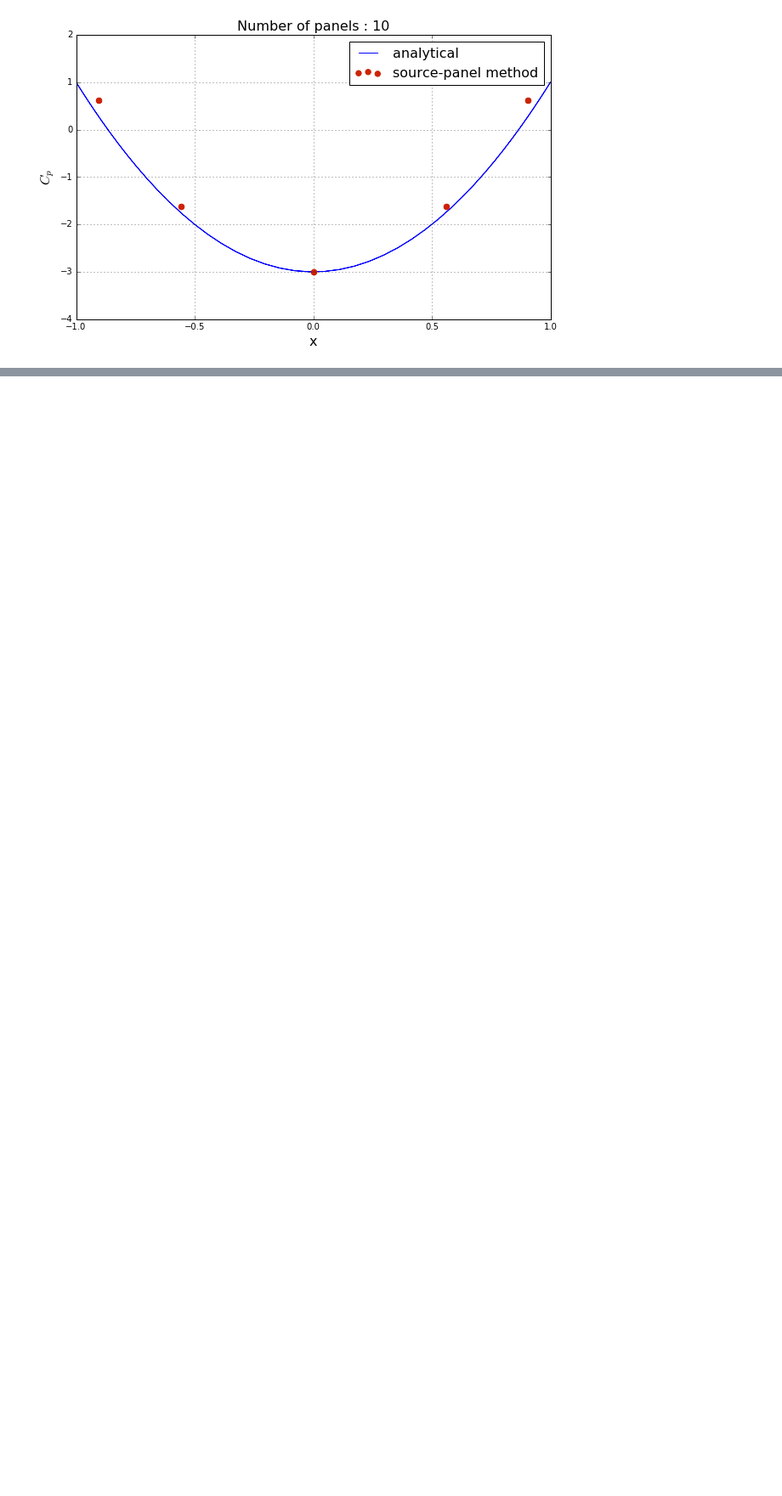
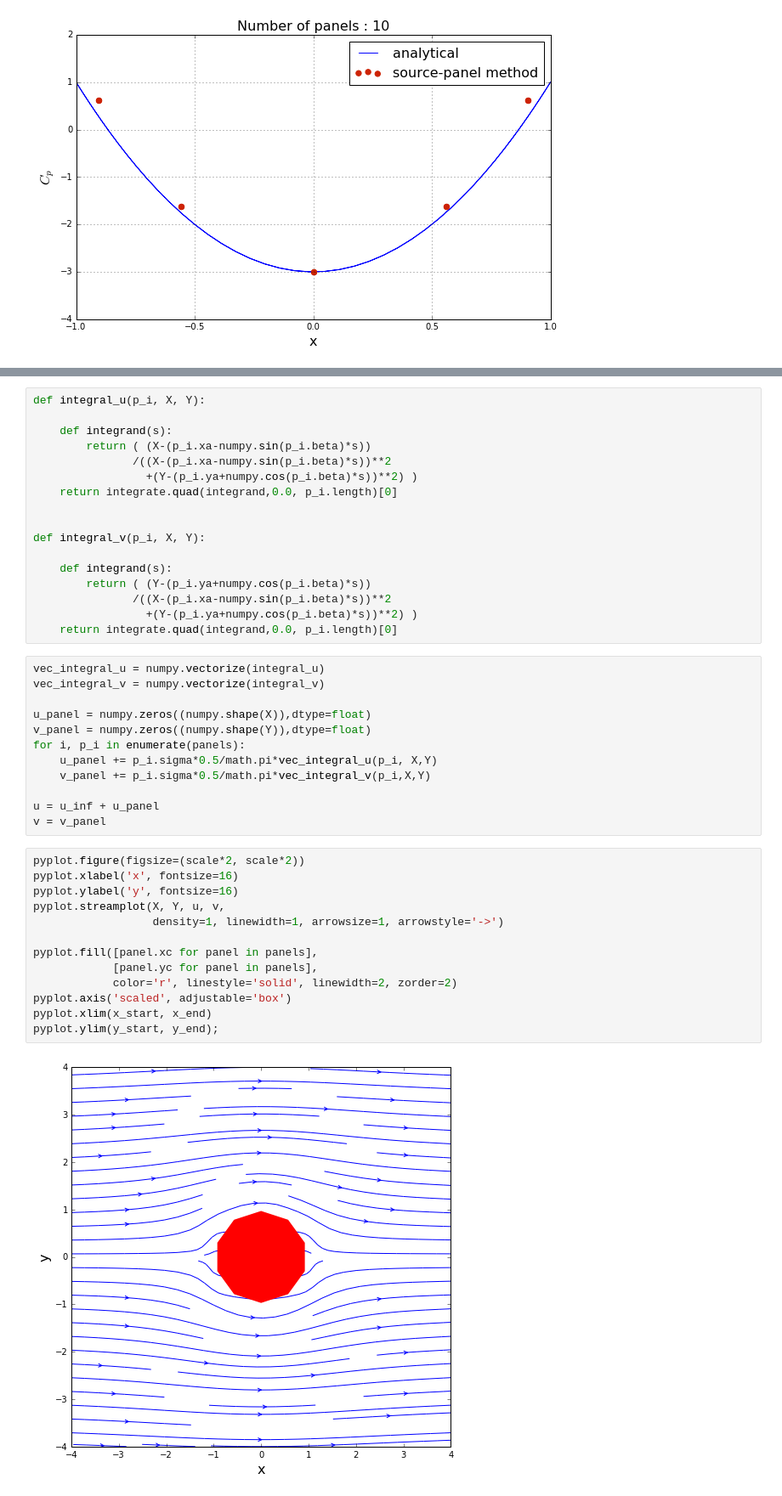
Before and after one commit to zhenyushi/mae6226_workspace, a Jupyter notebook: Lesson09.ipynb, the cells around one changed output, grey strips where cells are left out. Shown: that part at 85% size. Cells and saved outputs as stored; diff of their text form; blank space fills up the shorter version.

```diff
--- a/Lesson09.ipynb
+++ b/Lesson09.ipynb
@@ -174,0 +190,44 @@ pyplot.ylim(-4.0, 2.0);
+# %%
+def integral_u(p_i, X, Y):
+
+    def integrand(s):
+        return ( (X-(p_i.xa-numpy.sin(p_i.beta)*s))
+               /((X-(p_i.xa-numpy.sin(p_i.beta)*s))**2
+                 +(Y-(p_i.ya+numpy.cos(p_i.beta)*s))**2) )
+    return integrate.quad(integrand,0.0, p_i.length)[0]
+
+
+def integral_v(p_i, X, Y):
+
+    def integrand(s):
+        return ( (Y-(p_i.ya+numpy.cos(p_i.beta)*s))
+               /((X-(p_i.xa-numpy.sin(p_i.beta)*s))**2
+                 +(Y-(p_i.ya+numpy.cos(p_i.beta)*s))**2) )
+    return integrate.quad(integrand,0.0, p_i.length)[0]
+# %%
+vec_integral_u = numpy.vectorize(integral_u)
+vec_integral_v = numpy.vectorize(integral_v)
+
+u_panel = numpy.zeros((numpy.shape(X)),dtype=float)
+v_panel = numpy.zeros((numpy.shape(Y)),dtype=float)
+for i, p_i in enumerate(panels):
+    u_panel += p_i.sigma*0.5/math.pi*vec_integral_u(p_i, X,Y)
+    v_panel += p_i.sigma*0.5/math.pi*vec_integral_v(p_i,X,Y)
+
+u = u_inf + u_panel
+v = v_panel
+# %%
+pyplot.figure(figsize=(scale*2, scale*2))
+pyplot.xlabel('x', fontsize=16)
+pyplot.ylabel('y', fontsize=16)
+pyplot.streamplot(X, Y, u, v,
+                  density=1, linewidth=1, arrowsize=1, arrowstyle='->')
+
+pyplot.fill([panel.xc for panel in panels],
+            [panel.yc for panel in panels],
+            color='r', linestyle='solid', linewidth=2, zorder=2)
+pyplot.axis('scaled', adjustable='box')
+pyplot.xlim(x_start, x_end)
+pyplot.ylim(y_start, y_end);
+# %% [output]
+[figure, added]
```
Also changed, not shown: parts of 6 cells of this notebook.
